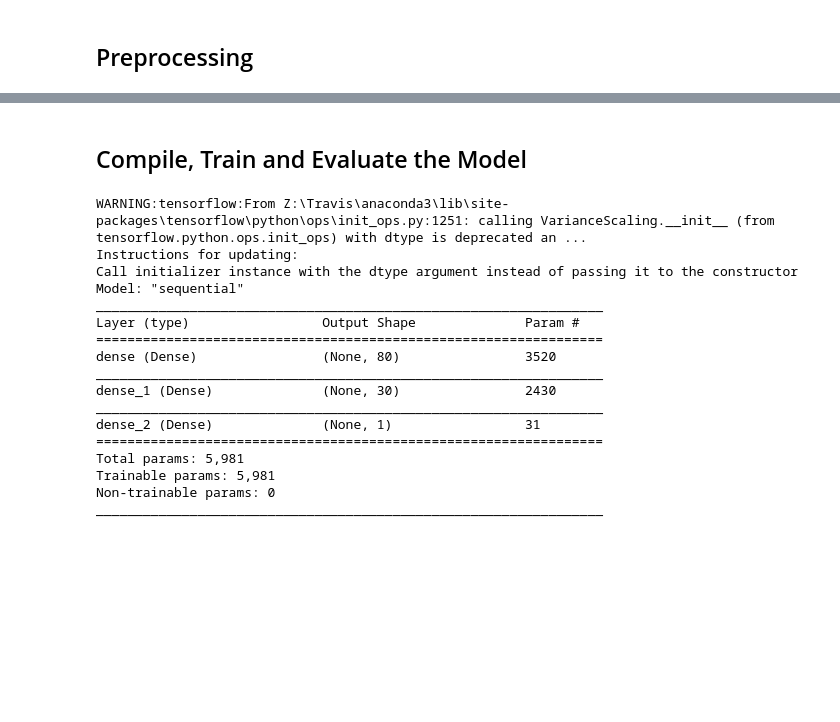
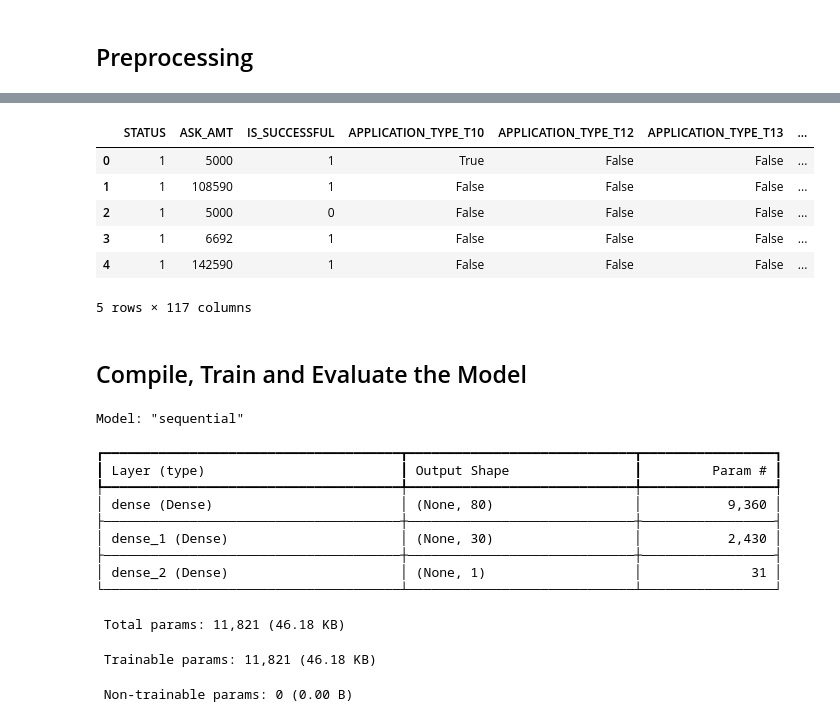
Before and after one commit to JPye17/deep-learning-challenge, a Jupyter notebook: Starter_Code/Starter_Code.ipynb, the cells around one changed output, grey strips where cells are left out. Drawn from its saved outputs; the diff is of its cells as text; code cells hidden in the pictures; blank space fills up the shorter version.

```diff
--- a/Starter_Code/Starter_Code.ipynb
+++ b/Starter_Code/Starter_Code.ipynb
@@ -61,7 +72,8 @@ Name: APPLICATION_TYPE, dtype: int64
 # %%
 # Choose a cutoff value and create a list of application types to be replaced
 # use the variable name `application_types_to_replace`
-#  YOUR CODE GOES HERE
+cutoff_value = 500
+application_types_to_replace = []
 
 # Replace in dataframe
 for app in application_types_to_replace:
@@ -120,7 +148,8 @@ Name: CLASSIFICATION, dtype: int64
 # %%
 # Choose a cutoff value and create a list of classifications to be replaced
 # use the variable name `classifications_to_replace`
-#  YOUR CODE GOES HERE
+cutoff_value = 1000
+classifications_to_replace = []
 
 # Replace in dataframe
 for cls in classifications_to_replace:
@@ -139,5 +176,14 @@ Name: CLASSIFICATION, dtype: int64
 # %%
 # Convert categorical data to numeric with `pd.get_dummies`
-#  YOUR CODE GOES HERE
+application_df = pd.get_dummies(application_df)
+application_df.head()
+# %% [output]
+|  | STATUS | ASK_AMT | IS_SUCCESSFUL | APPLICATION_TYPE_T10 | APPLICATION_TYPE_T12 | APPLICATION_TYPE_T13 | ... |
+| 0 | 1 | 5000 | 1 | True | False | False | ... |
+| 1 | 1 | 108590 | 1 | False | False | False | ... |
+| 2 | 1 | 5000 | 0 | False | False | False | ... |
+| 3 | 1 | 6692 | 1 | False | False | False | ... |
+| 4 | 1 | 142590 | 1 | False | False | False | ... |
+5 rows × 117 columns
 # %%
 # Split our preprocessed data into our features and target arrays
@@ -159,36 +206,32 @@ X_test_scaled = X_scaler.transform(X_test)
 ## Compile, Train and Evaluate the Model
 # %%
 # Define the model - deep neural net, i.e., the number of input features and hidden nodes for each layer.
-#  YOUR CODE GOES HERE
+input_features = X_train.shape[1]
 
 nn = tf.keras.models.Sequential()
 
 # First hidden layer
-#  YOUR CODE GOES HERE
+nn.add(tf.keras.layers.Dense(units=80, activation='relu', input_dim=input_features))
 
 # Second hidden layer
-#  YOUR CODE GOES HERE
+nn.add(tf.keras.layers.Dense(units=30, activation='relu'))
 
 # Output layer
-#  YOUR CODE GOES HERE
+nn.add(tf.keras.layers.Dense(units=1, activation='sigmoid'))
 
 # Check the structure of the model
 nn.summary()
 # %% [output]
-WARNING:tensorflow:From Z:\Travis\anaconda3\lib\site-packages\tensorflow\python\ops\init_ops.py:1251: calling VarianceScaling.__init__ (from tensorflow.python.ops.init_ops) with dtype is deprecated an ...
-Instructions for updating:
-Call initializer instance with the dtype argument instead of passing it to the constructor
 Model: "sequential"
-_________________________________________________________________
-Layer (type)                 Output Shape              Param #
-=================================================================
-dense (Dense)                (None, 80)                3520
-_________________________________________________________________
-dense_1 (Dense)              (None, 30)                2430
-_________________________________________________________________
-dense_2 (Dense)              (None, 1)                 31
-=================================================================
-Total params: 5,981
-Trainable params: 5,981
-Non-trainable params: 0
-_________________________________________________________________
+┏━━━━━━━━━━━━━━━━━━━━━━━━━━━━━━━━━━━━━━┳━━━━━━━━━━━━━━━━━━━━━━━━━━━━━┳━━━━━━━━━━━━━━━━━┓
+┃ Layer (type)                         ┃ Output Shape                ┃         Param # ┃
+┡━━━━━━━━━━━━━━━━━━━━━━━━━━━━━━━━━━━━━━╇━━━━━━━━━━━━━━━━━━━━━━━━━━━━━╇━━━━━━━━━━━━━━━━━┩
+│ dense (Dense)                        │ (None, 80)                  │           9,360 │
+├──────────────────────────────────────┼─────────────────────────────┼─────────────────┤
+│ dense_1 (Dense)                      │ (None, 30)                  │           2,430 │
+├──────────────────────────────────────┼─────────────────────────────┼─────────────────┤
+│ dense_2 (Dense)                      │ (None, 1)                   │              31 │
+└──────────────────────────────────────┴─────────────────────────────┴─────────────────┘
+ Total params: 11,821 (46.18 KB)
+ Trainable params: 11,821 (46.18 KB)
+ Non-trainable params: 0 (0.00 B)
```
Also changed, not shown: parts of 14 cells of this notebook.
